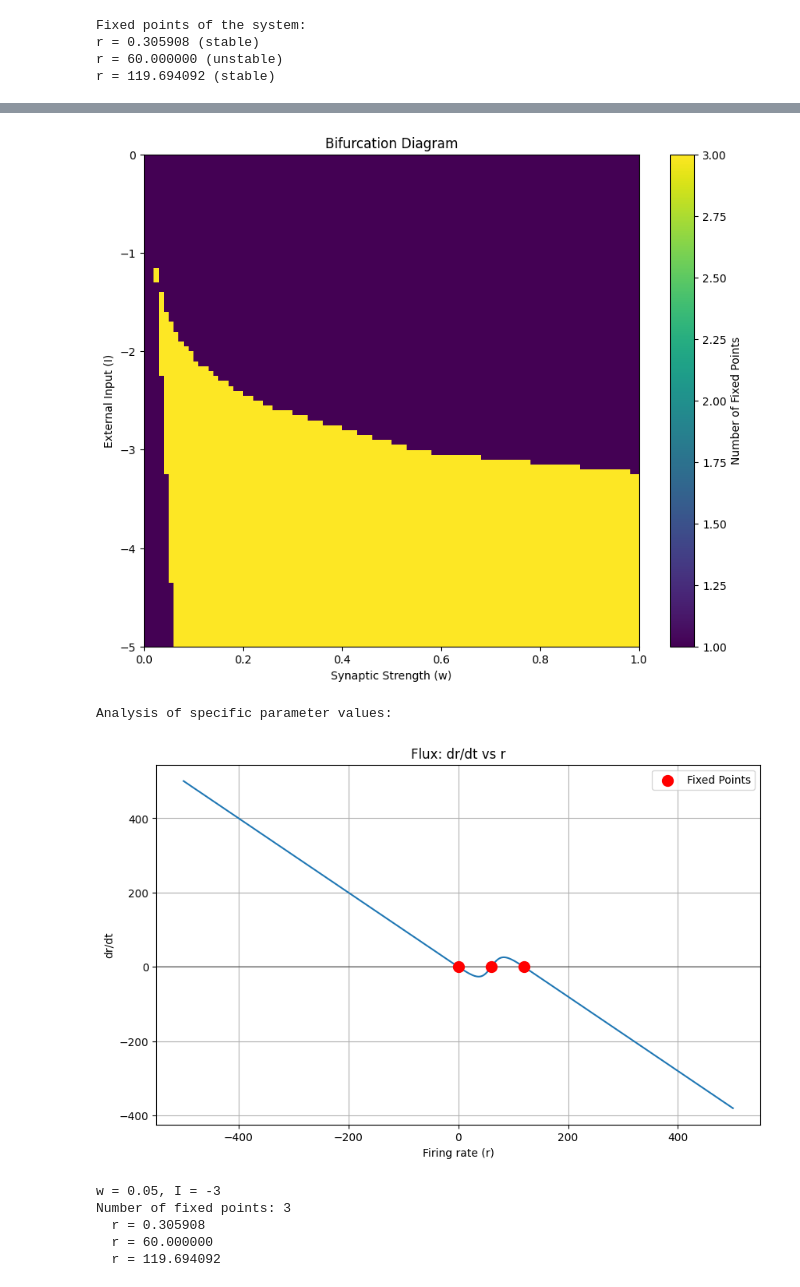
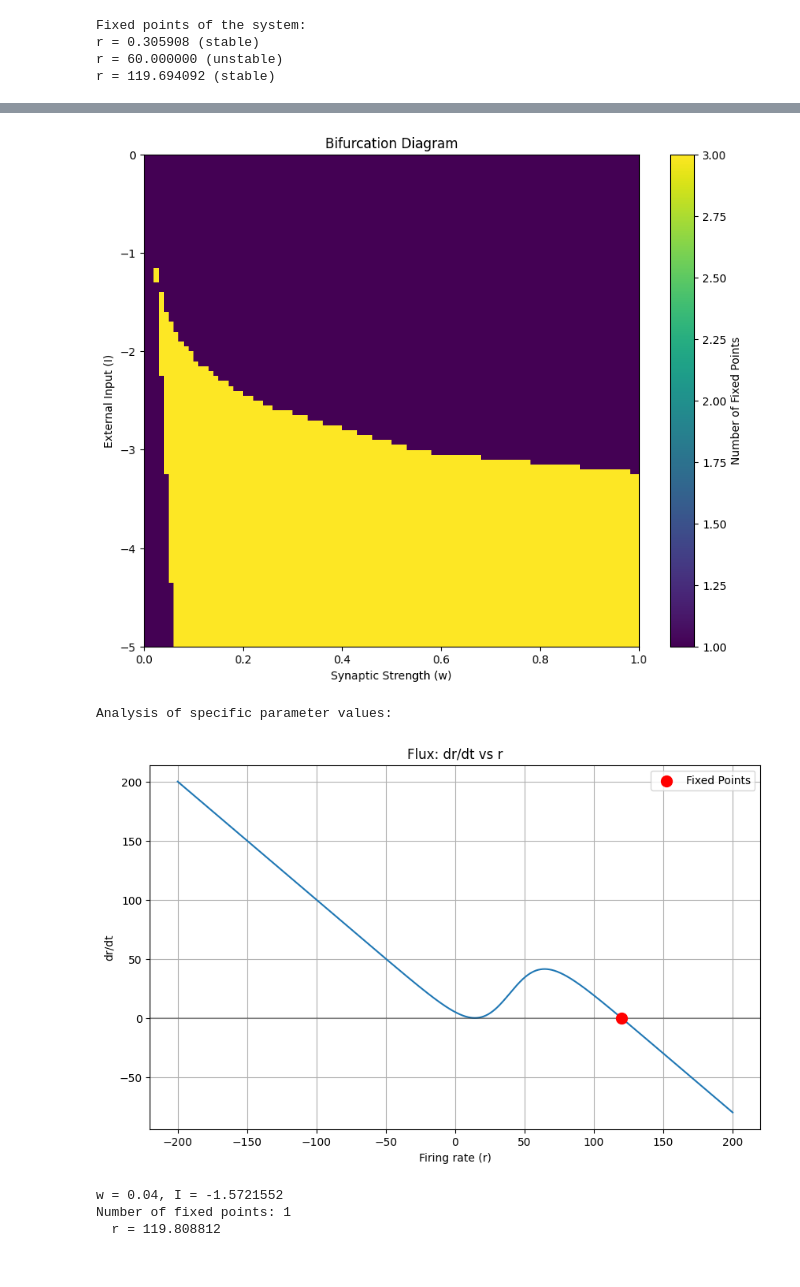
Before and after one commit to Sepsad/CompNeuroMethodsHWs, a Jupyter notebook: HW4/HW4_1st.ipynb, the cells around one changed output, grey strips where cells are left out. Drawn from its saved outputs; the diff is of its cells as text; code cells hidden in the pictures.

```diff
--- a/HW4/HW4_1st.ipynb
+++ b/HW4/HW4_1st.ipynb
@@ -275,48 +266,44 @@ Fixed points (zero-crossings):
 r = 0.305908 (stable)
 r = 60.000000 (unstable)
 r = 119.694092 (stable)
+# %%
+
+neuron = NeuronWithSelfConnection()
+
+# Create the bifurcation diagram
+solution_matrix = neuron.create_bifurcation_diagram(
+    w_range=(0, 1),
+    I_range=(-5, 0),
+    w_steps=100,
+    I_steps=100
+)
+# %% [output]
+[figure, added]
 # %%
-def create_bifurcation_diagram():
-    """Solution to problem 1.5: Create a bifurcation diagram"""
-    neuron = NeuronWithSelfConnection()
+# For additional analysis, we can check specific values
+print("Analysis of specific parameter values:")
 
-    # Create the bifurcation diagram
-    solution_matrix = neuron.create_bifurcation_diagram(
-        w_range=(0, 1),
-        I_range=(-5, 0),
-        w_steps=100,
-        I_steps=100
-    )
+test_cases = [
+    # (0.05, -3),  # Our original parameters
+    # (0.5, -3),   # Higher synaptic strength
+    # (0.05, -1),   # Higher external input
+    # (0.6, -4),  # Higher external input
+    (4 * 0.01, -31 * 0.05 - 0.0221552),  # Higher synaptic strength
 
-    # For additional analysis, we can check specific values
-    print("Analysis of specific parameter values:")
+]
 
-    test_cases = [
-        (0.05, -3),  # Our original parameters
-        (0.5, -3),   # Higher synaptic strength
-        (0.05, -1),   # Higher external input
-        (0.6, -4)   # Higher external input
-
-    ]
-
-    for w, I in test_cases:
-        neuron.w = w
-        neuron.I = I
-        fixed_points = neuron.find_fixed_points((-200, 200))
-        neuron.plot_flux(r_range=(-500, 500))
-        print(f"\nw = {w}, I = {I}")
-        print(f"Number of fixed points: {len(fixed_points)}")
-        for fp in fixed_points:
-            print(f"  r = {fp:.6f}")
-
-
-create_bifurcation_diagram()
+for w, I in test_cases:
+    neuron.w = w
+    neuron.I = I
+    fixed_points = neuron.find_fixed_points((-200, 200))
+    neuron.plot_flux(r_range=(-200, 200))
+    print(f"\nw = {w}, I = {I}")
+    print(f"Number of fixed points: {len(fixed_points)}")
+    for fp in fixed_points:
+        print(f"  r = {fp:.6f}")
 # %% [output]
+Analysis of specific parameter values:
-[figure, old version]
+[figure, new version]
-Analysis of specific parameter values:
-[figure, removed]
-w = 0.05, I = -3
-Number of fixed points: 3
-  r = 0.305908
-  r = 60.000000
-  r = 119.694092
+w = 0.04, I = -1.5721552
+Number of fixed points: 1
+  r = 119.808812
```
Also changed, not shown: parts of 7 cells of this notebook, 8 other files.
